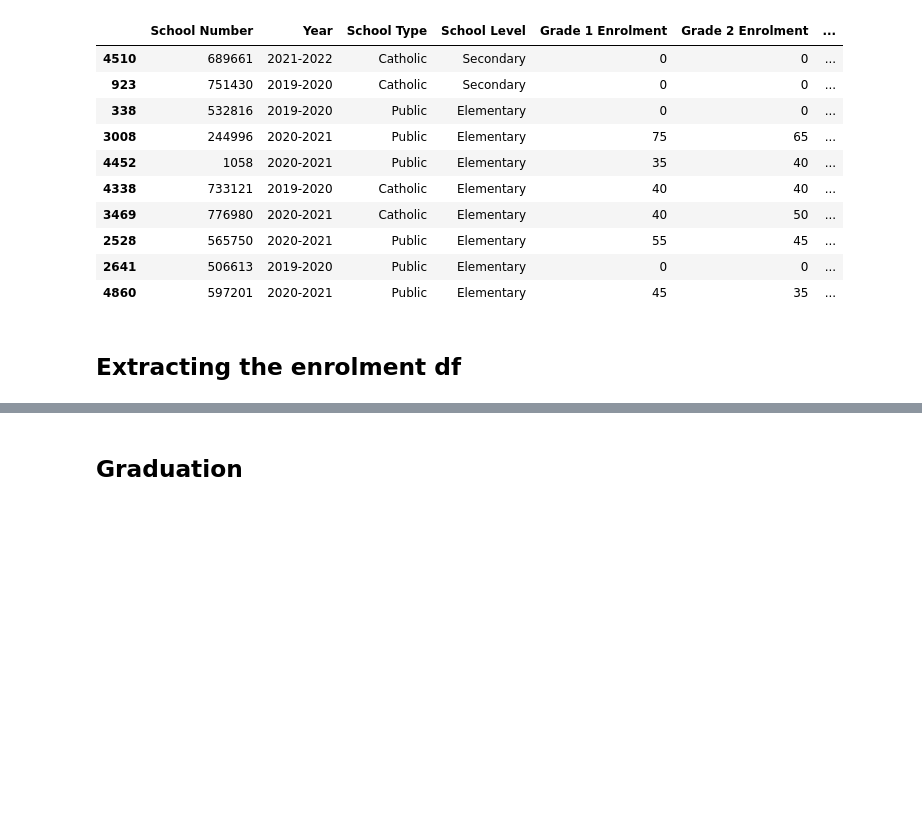
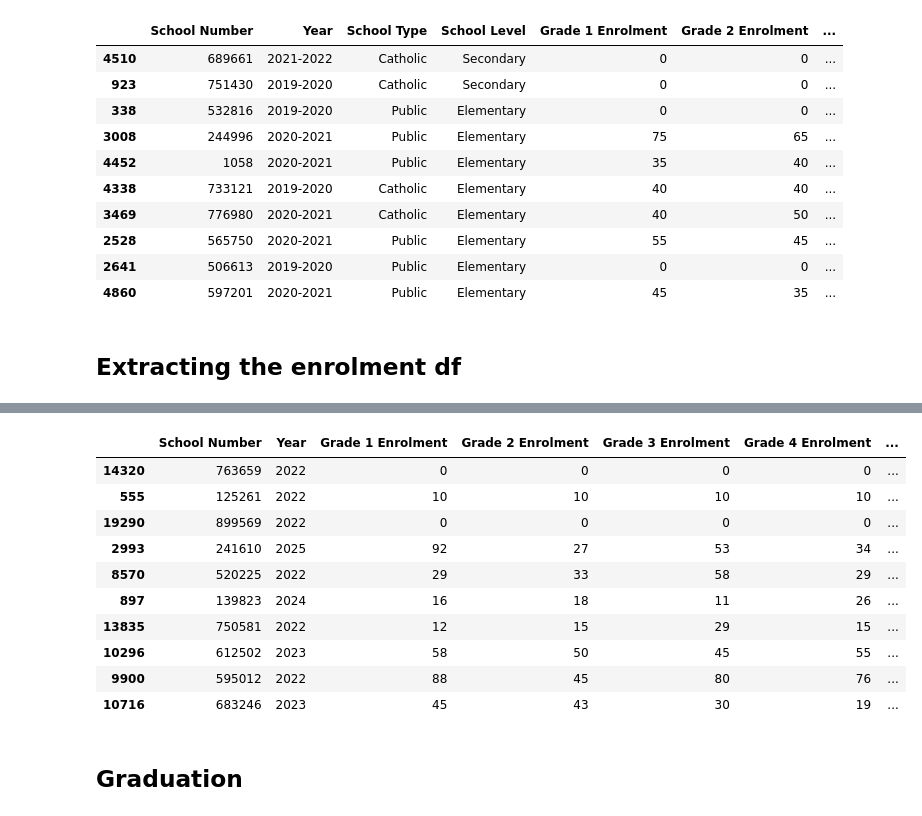
Before and after one commit to acedryden/school_research_project, a Jupyter notebook: Data Collection/Table_Preparation.ipynb, the cells around one changed output, grey strips where cells are left out. Cells and saved outputs as stored; diff of their text form; code cells hidden in the pictures; blank space fills up the shorter version.

```diff
--- a/Data Collection/Table_Preparation.ipynb
+++ b/Data Collection/Table_Preparation.ipynb
@@ -477,0 +481,9 @@ final_enrolment_df.to_csv("Endrolment_Data.csv", index = False)
+# %%
+# Reading csv file for enrolment
+df = pd.read_csv("enrolment_data_final.csv")
+# %%
+# Extracting the first year for each row
+df["Year"] = df["Year"].str.split("-").str[0]
+
+# Transform the Year column to int
+df["Year"] = df["Year"].astype(int)
@@ -477,0 +538,37 @@ final_enrolment_df.to_csv("Endrolment_Data.csv", index = False)
+# %%
+# Pivot the DataFrame to have separate columns for each grade's enrolment
+future_df_pivot = future_df.pivot_table(index=['School Number', 'Year'], columns='Grade', values='Enrolment').reset_index()
+
+# Renaming the columns
+future_df_pivot.columns = ['School Number', 'Year'] + [f'Grade {grade} Enrolment' if grade else 'Year' for grade in future_df_pivot.columns[2:]]
+future_df_pivot.columns.name = None
+# %%
+# Renaming the future_df_pivot
+future_df = future_df_pivot
+
+# Replace infinite values (inf) with NaN
+future_df.replace([np.inf, -np.inf], np.nan, inplace=True)
+
+# Drop rows containing NaN values
+future_df.fillna(0, inplace=True)
+
+# Dimentioning the Grade columns as integers
+columns = ['Grade 1 Enrolment', 'Grade 2 Enrolment', 'Grade 3 Enrolment', 'Grade 4 Enrolment',
+           'Grade 5 Enrolment', 'Grade 6 Enrolment', 'Grade 7 Enrolment', 'Grade 8 Enrolment',
+           'Grade 9 Enrolment', 'Grade 10 Enrolment', 'Grade 11 Enrolment', 'Grade 12 Enrolment']
+for col in columns:
+    future_df[col] = pd.to_numeric(future_df[col], errors='coerce').astype(int)
+# %%
+future_df.sample(10)
+# %% [output]
+|  | School Number | Year | Grade 1 Enrolment | Grade 2 Enrolment | Grade 3 Enrolment | Grade 4 Enrolment | ... |
+| 14320 | 763659 | 2022 | 0 | 0 | 0 | 0 | ... |
+| 555 | 125261 | 2022 | 10 | 10 | 10 | 10 | ... |
+| 19290 | 899569 | 2022 | 0 | 0 | 0 | 0 | ... |
+| 2993 | 241610 | 2025 | 92 | 27 | 53 | 34 | ... |
+| 8570 | 520225 | 2022 | 29 | 33 | 58 | 29 | ... |
+| 897 | 139823 | 2024 | 16 | 18 | 11 | 26 | ... |
+| 13835 | 750581 | 2022 | 12 | 15 | 29 | 15 | ... |
+| 10296 | 612502 | 2023 | 58 | 50 | 45 | 55 | ... |
+| 9900 | 595012 | 2022 | 88 | 45 | 80 | 76 | ... |
+| 10716 | 683246 | 2023 | 45 | 43 | 30 | 19 | ... |
```
Also changed, not shown: parts of 4 cells of this notebook, 2 other files.
